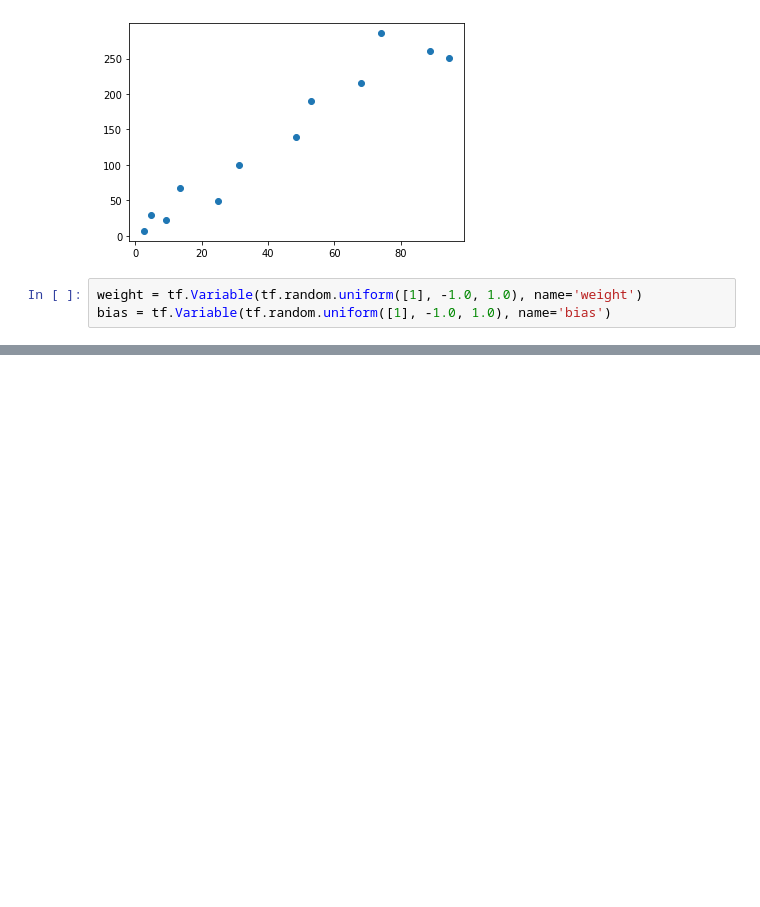
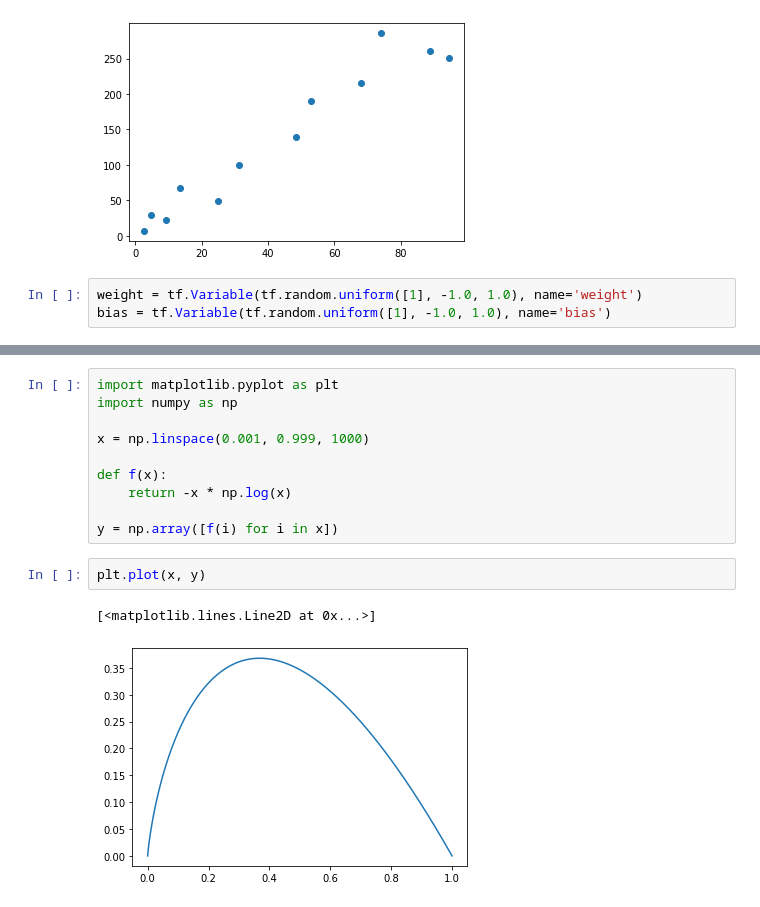
Before and after one commit to leibniz21c/Learning-Machine_Learning, a Jupyter notebook: note/test.ipynb, the cells around one changed output, grey strips where cells are left out. Saved outputs shown, nothing was run; the diff lists cells and outputs as text; blank space fills up the shorter version.

```diff
--- a/note/test.ipynb
+++ b/note/test.ipynb
@@ -26,0 +29,15 @@ cost = tf.reduce_mean(tf.square(y_pred - y))
+# %%
+import matplotlib.pyplot as plt
+import numpy as np
+
+x = np.linspace(0.001, 0.999, 1000)
+
+def f(x):
+    return -x * np.log(x)
+
+y = np.array([f(i) for i in x])
+# %%
+plt.plot(x, y)
+# %% [output]
+[<matplotlib.lines.Line2D at 0x...>]
+[figure, added]
```
Also changed, not shown: parts of 1 cell of this notebook, 1 other file.
